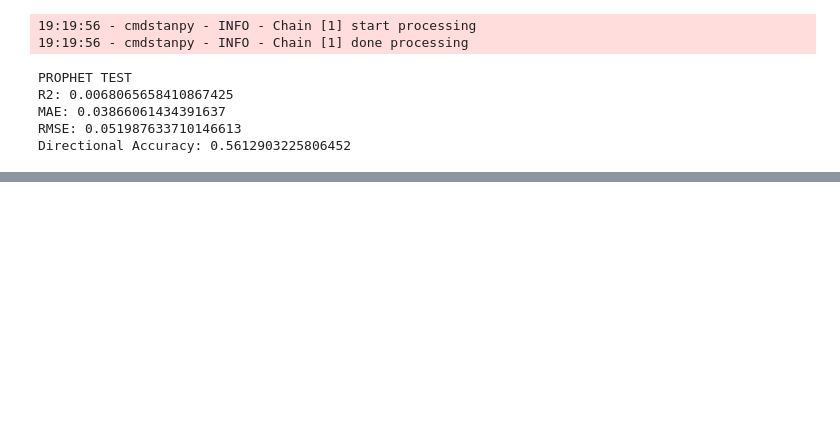
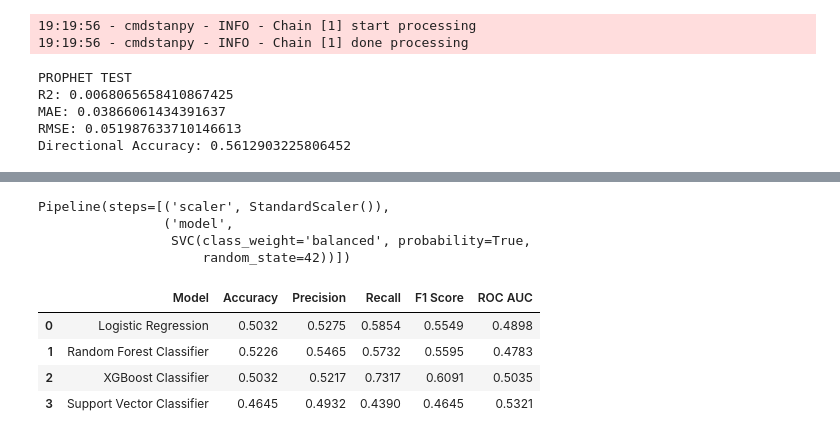
Before and after one commit to Carlson29/Crude-Oil-Prices-Model, a Jupyter notebook: code Files/oil_prediction.ipynb, the cells around one changed output, grey strips where cells are left out. Drawn from its saved outputs; the diff is of its cells as text; code cells hidden in the pictures; blank space fills up the shorter version.

```diff
--- a/code Files/oil_prediction.ipynb
+++ b/code Files/oil_prediction.ipynb
@@ -1430,0 +1687,11 @@ Directional Accuracy: 0.5612903225806452
+# %%
+from sklearn.linear_model import LogisticRegression
+from sklearn.preprocessing import StandardScaler
+from sklearn.pipeline import Pipeline
+
+log_model = Pipeline([
+    ('scaler', StandardScaler()),
+    ('model', LogisticRegression(max_iter=1000, random_state=42))
+])
+
+log_model.fit(X_train, y_train)
@@ -1430,0 +1793,34 @@ Directional Accuracy: 0.5612903225806452
+# %%
+from sklearn.svm import SVC
+
+svc_model = Pipeline([
+    ('scaler', StandardScaler()),
+    ('model', SVC(
+        kernel='rbf',
+        probability=True,
+        class_weight='balanced',
+        random_state=42
+    ))
+])
+
+svc_model.fit(X_train, y_train)
+# %% [output]
+Pipeline(steps=[('scaler', StandardScaler()),
+                ('model',
+                 SVC(class_weight='balanced', probability=True,
+                     random_state=42))])
+# %%
+classification_results = pd.DataFrame([
+    evaluate_classifier("Logistic Regression", log_model, X_test, y_test),
+    evaluate_classifier("Random Forest Classifier", rf_best, X_test, y_test),
+    evaluate_classifier("XGBoost Classifier", xgb_best, X_test, y_test),
+    evaluate_classifier("Support Vector Classifier", svc_model, X_test, y_test)
+])
+
+classification_results.round(4)
+# %% [output]
+|  | Model | Accuracy | Precision | Recall | F1 Score | ROC AUC |
+| 0 | Logistic Regression | 0.5032 | 0.5275 | 0.5854 | 0.5549 | 0.4898 |
+| 1 | Random Forest Classifier | 0.5226 | 0.5465 | 0.5732 | 0.5595 | 0.4783 |
+| 2 | XGBoost Classifier | 0.5032 | 0.5217 | 0.7317 | 0.6091 | 0.5035 |
+| 3 | Support Vector Classifier | 0.4645 | 0.4932 | 0.4390 | 0.4645 | 0.5321 |
```
Also changed, not shown: parts of 40 cells of this notebook.
